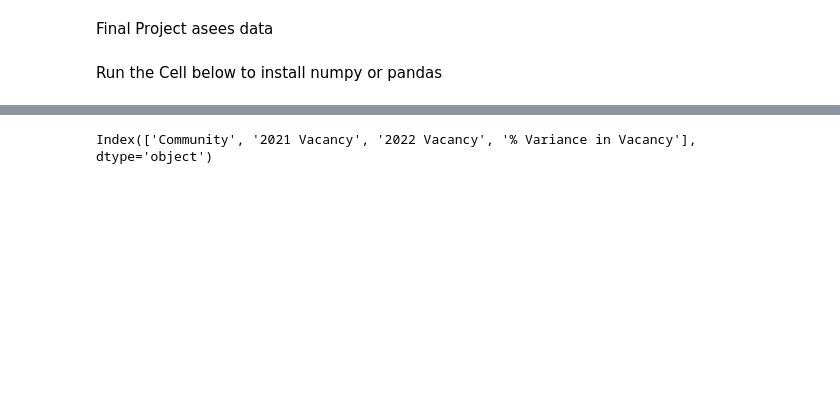
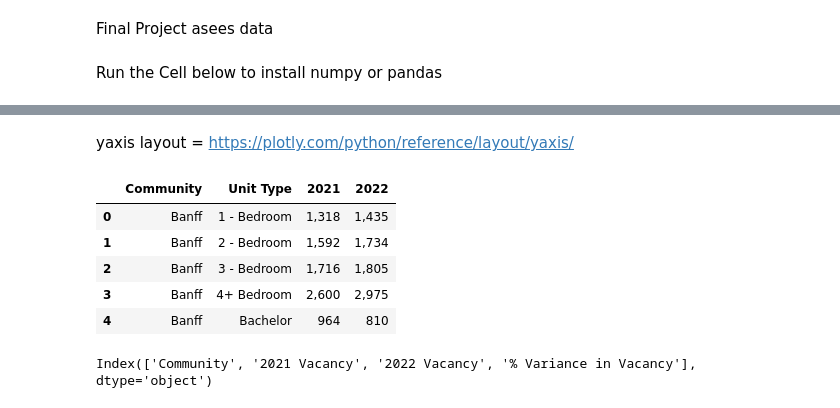
Before and after one commit to Mathemusician1729/DATA-221-Project, a Jupyter notebook: Asees Stuff/Asees.ipynb, the cells around one changed output, grey strips where cells are left out. Saved outputs shown, nothing was run; the diff lists cells and outputs as text; code cells hidden in the pictures; blank space fills up the shorter version.

```diff
--- a/Asees Stuff/Asees.ipynb
+++ b/Asees Stuff/Asees.ipynb
@@ -34,0 +121,2 @@ print(tb6_df_filtered)
+# %% [markdown]
+yaxis layout = https://plotly.com/python/reference/layout/yaxis/
@@ -34,0 +141,14 @@ print(tb6_df_filtered)
+# %%
+banff_df = tb8_df[tb8_df['Community'] == "Banff"]
+banff_df = banff_df.reset_index(drop=True)
+banff_df = banff_df.drop(banff_df.columns[[2,3,4,5,6,7,8]],axis = 1)
+banff_df = banff_df.drop(5)
+
+banff_df
+# %% [output]
+|  | Community | Unit Type | 2021 | 2022 |
+| 0 | Banff | 1 - Bedroom | 1,318 | 1,435 |
+| 1 | Banff | 2 - Bedroom | 1,592 | 1,734 |
+| 2 | Banff | 3 - Bedroom | 1,716 | 1,805 |
+| 3 | Banff | 4+ Bedroom | 2,600 | 2,975 |
+| 4 | Banff | Bachelor | 964 | 810 |
```
Also changed, not shown: parts of 11 cells of this notebook, 3 other files.
